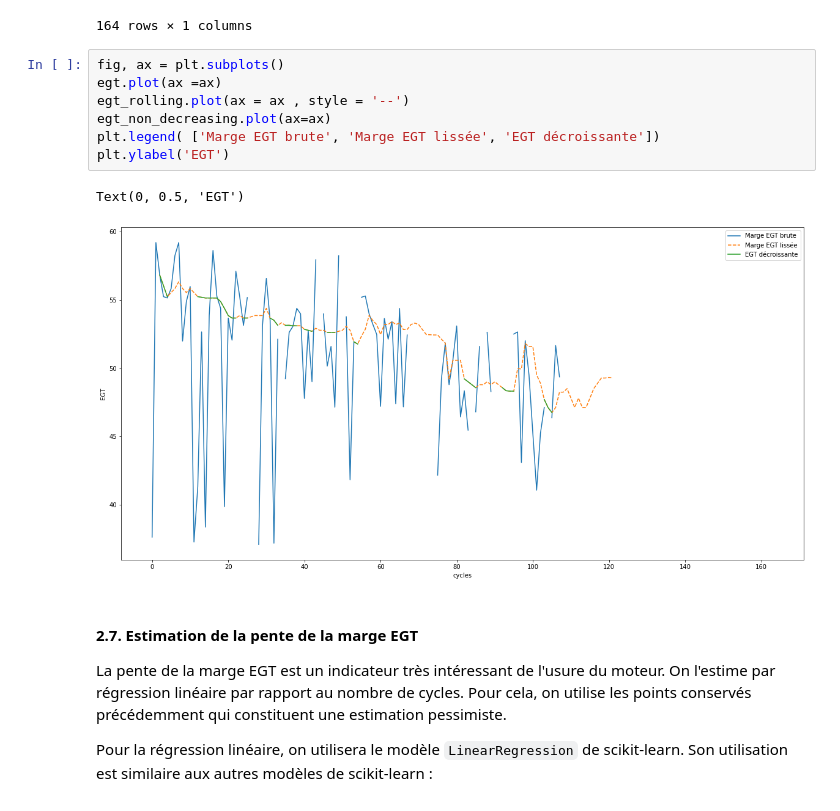
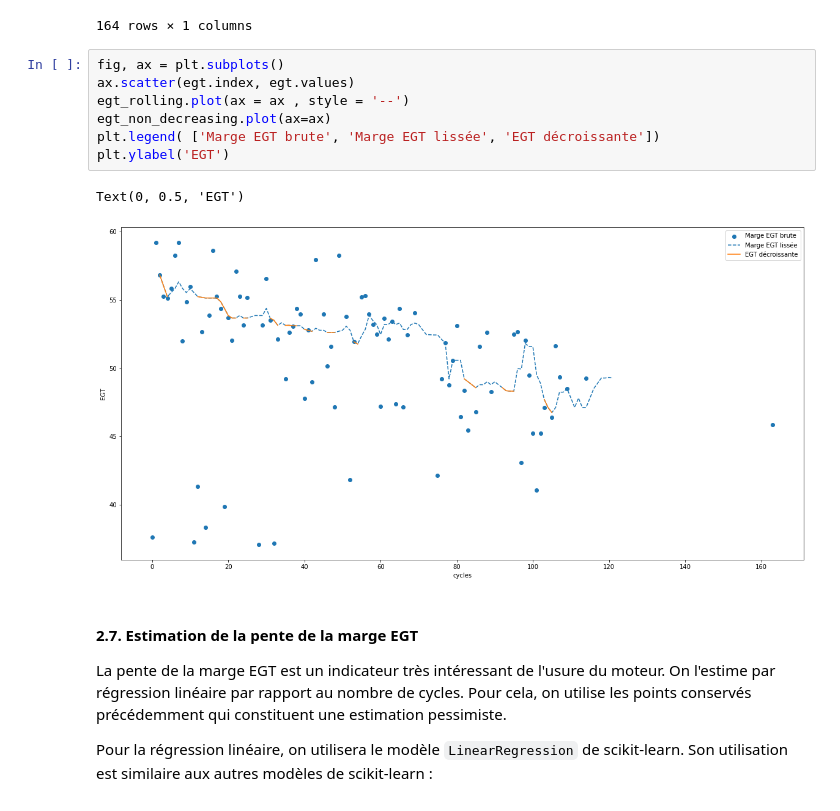
Before and after one commit to KrValentin/stats_descriptives, a Jupyter notebook: TD3.ipynb, the cells around one changed output. Drawn from its saved outputs; the diff is of its cells as text.

```diff
--- a/TD3.ipynb
+++ b/TD3.ipynb
@@ -252,14 +252,14 @@ egt_non_decreasing
 164 rows × 1 columns
 # %%
 fig, ax = plt.subplots()
-egt.plot(ax =ax)
+ax.scatter(egt.index, egt.values)
 egt_rolling.plot(ax = ax , style = '--')
 egt_non_decreasing.plot(ax=ax)
 plt.legend( ['Marge EGT brute', 'Marge EGT lissée', 'EGT décroissante'])
 plt.ylabel('EGT')
 # %% [output]
 Text(0, 0.5, 'EGT')
-[figure, old version]
+[figure, new version]
 # %% [markdown]
 #### 2.7. Estimation de la pente de la marge EGT
 
```
Also changed, not shown: parts of 3 cells of this notebook.
